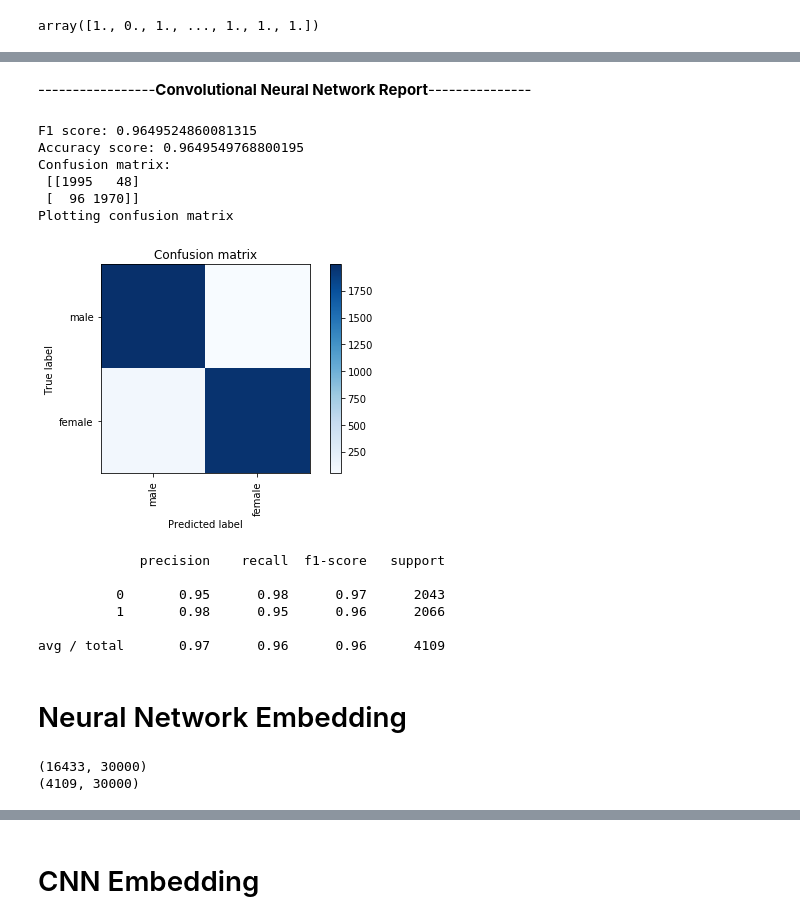
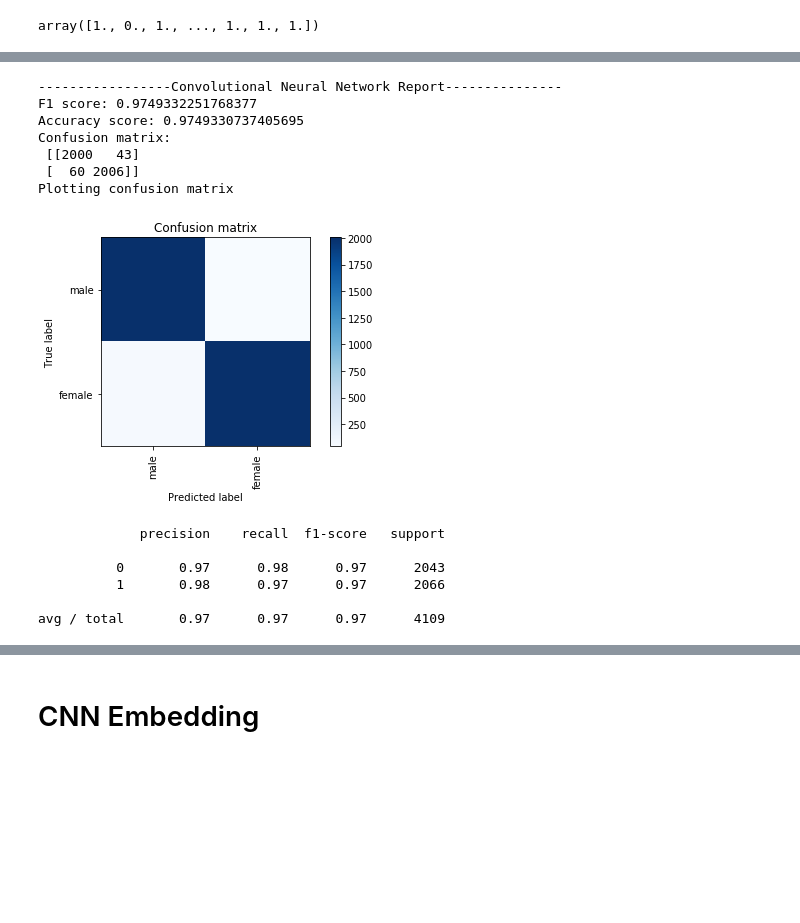
Before and after one commit to hgdangkhoi/Gender-Classification, a Jupyter notebook: Gender Classification.ipynb, the cells around one changed output, grey strips where cells are left out. Drawn from its saved outputs; the diff is of its cells as text; code cells hidden in the pictures; blank space fills up the shorter version.

Commit message:
clean up code, add deep model with 97% accuracy

```diff
--- a/Gender Classification.ipynb
+++ b/Gender Classification.ipynb
@@ -358,44 +397,34 @@ _________________________________________________________________
 # %%
 cnn_pred = model.predict(x_test)
 cnn_pred = np.argmax(cnn_pred,axis=1)
 y_true = np.argmax(y_test_tf,axis=1)
 
 cnn_f1 = metrics.f1_score(y_true, cnn_pred, average= "weighted")
 cnn_accuracy = metrics.accuracy_score(y_true, cnn_pred)
 cnn_cm = metrics.confusion_matrix(y_true, cnn_pred)
-printmd("-----------------**Convolutional Neural Network Report**---------------")
+print("-----------------Convolutional Neural Network Report---------------")
 print("F1 score: {}".format(cnn_f1))
 print("Accuracy score: {}".format(cnn_accuracy))
 print("Confusion matrix: \n", cnn_cm)
 print('Plotting confusion matrix')
 
 plt.figure()
 plot_confusion_matrix(cnn_cm, ["male", "female"])
 plt.show()
 
 print(metrics.classification_report(y_true, cnn_pred))
 # %% [output]
------------------**Convolutional Neural Network Report**---------------
-F1 score: 0.9649524860081315
-Accuracy score: 0.9649549768800195
+-----------------Convolutional Neural Network Report---------------
+F1 score: 0.9749332251768377
+Accuracy score: 0.9749330737405695
 Confusion matrix:
- [[1995   48]
- [  96 1970]]
+ [[2000   43]
+ [  60 2006]]
 Plotting confusion matrix
-[figure, old version]
+[figure, new version]
              precision    recall  f1-score   support
 
-          0       0.95      0.98      0.97      2043
-          1       0.98      0.95      0.96      2066
+          0       0.97      0.98      0.97      2043
+          1       0.98      0.97      0.97      2066
 
-avg / total       0.97      0.96      0.96      4109
+avg / total       0.97      0.97      0.97      4109
-# %% [markdown]
-# Neural Network Embedding
-# %%
-x_train_flat = x_train.reshape(x_train.shape[0],100*100*3)
-x_test_flat = x_test.reshape(x_test.shape[0], 100*100*3)
-print(x_train_flat.shape)
-print(x_test_flat.shape)
-# %% [output]
-(16433, 30000)
-(4109, 30000)
```
Also changed, not shown: parts of 51 cells of this notebook.
